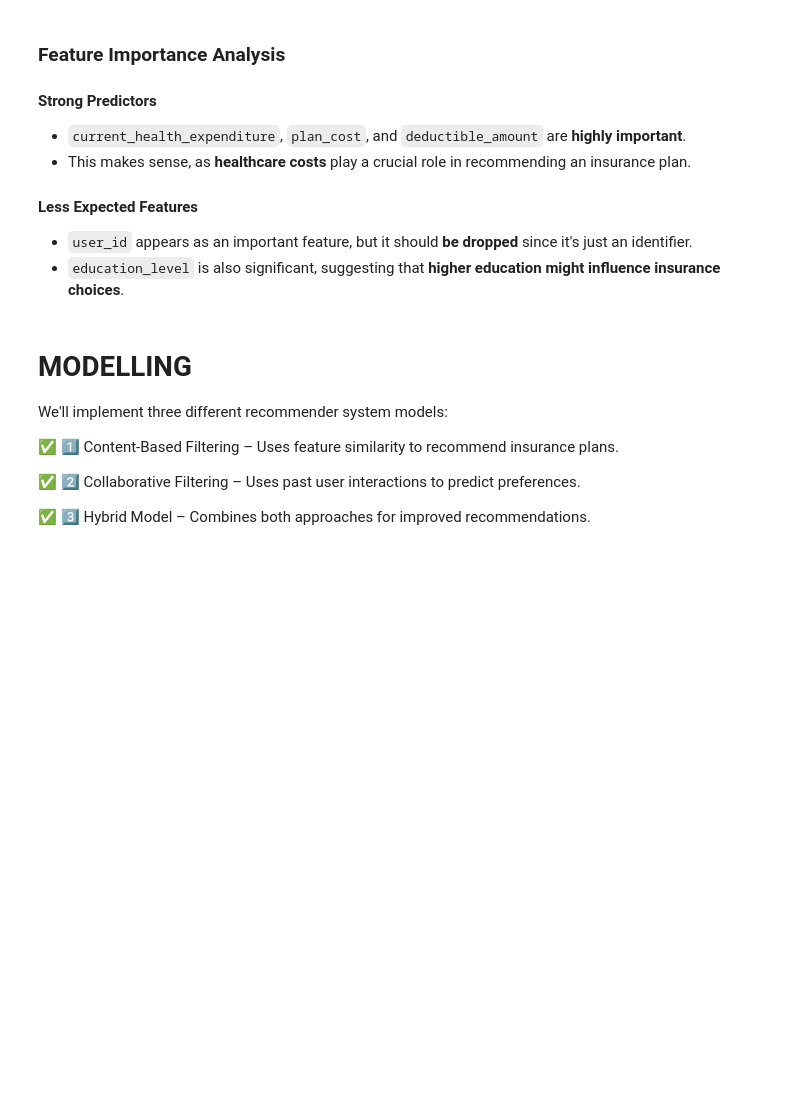
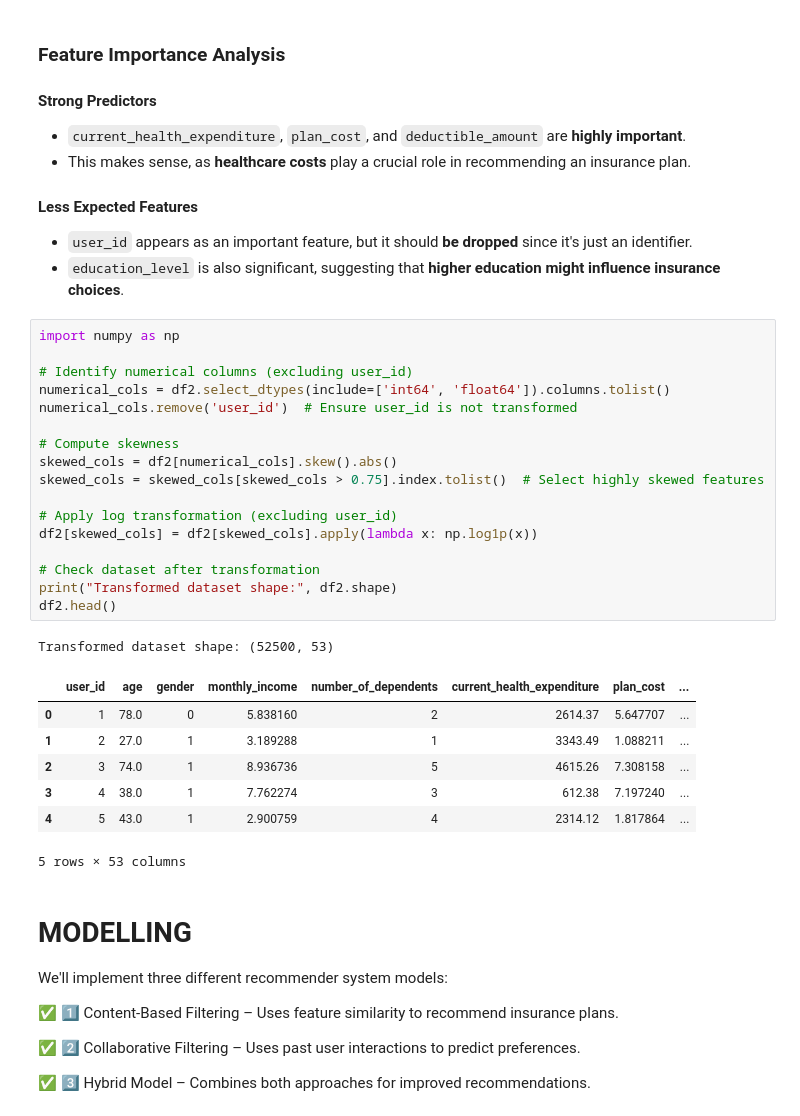
Before and after one commit to ruth-kitasi/Health-Insurance-Recommender-System, a Jupyter notebook: Notebooks/Joseline.ipynb, the cells around one changed output. Drawn from its saved outputs; the diff is of its cells as text; blank space fills up the shorter version.

```diff
--- a/Notebooks/Joseline.ipynb
+++ b/Notebooks/Joseline.ipynb
@@ -775,6 +755,32 @@ dtype: float64
 #### **Less Expected Features**
 - `user_id` appears as an important feature, but it should **be dropped** since it's just an identifier.
 - `education_level` is also significant, suggesting that **higher education might influence insurance choices**.
+# %%
+import numpy as np
+
+# Identify numerical columns (excluding user_id)
+numerical_cols = df2.select_dtypes(include=['int64', 'float64']).columns.tolist()
+numerical_cols.remove('user_id')  # Ensure user_id is not transformed
+
+# Compute skewness
+skewed_cols = df2[numerical_cols].skew().abs()
+skewed_cols = skewed_cols[skewed_cols > 0.75].index.tolist()  # Select highly skewed features
+
+# Apply log transformation (excluding user_id)
+df2[skewed_cols] = df2[skewed_cols].apply(lambda x: np.log1p(x))
+
+# Check dataset after transformation
+print("Transformed dataset shape:", df2.shape)
+df2.head()
+# %% [output]
+Transformed dataset shape: (52500, 53)
+|  | user_id | age | gender | monthly_income | number_of_dependents | current_health_expenditure | plan_cost | ... |
+| 0 | 1 | 78.0 | 0 | 5.838160 | 2 | 2614.37 | 5.647707 | ... |
+| 1 | 2 | 27.0 | 1 | 3.189288 | 1 | 3343.49 | 1.088211 | ... |
+| 2 | 3 | 74.0 | 1 | 8.936736 | 5 | 4615.26 | 7.308158 | ... |
+| 3 | 4 | 38.0 | 1 | 7.762274 | 3 | 612.38 | 7.197240 | ... |
+| 4 | 5 | 43.0 | 1 | 2.900759 | 4 | 2314.12 | 1.817864 | ... |
+5 rows × 53 columns
 # %% [markdown]
 # MODELLING
 
```
Also changed, not shown: parts of 10 cells of this notebook.
